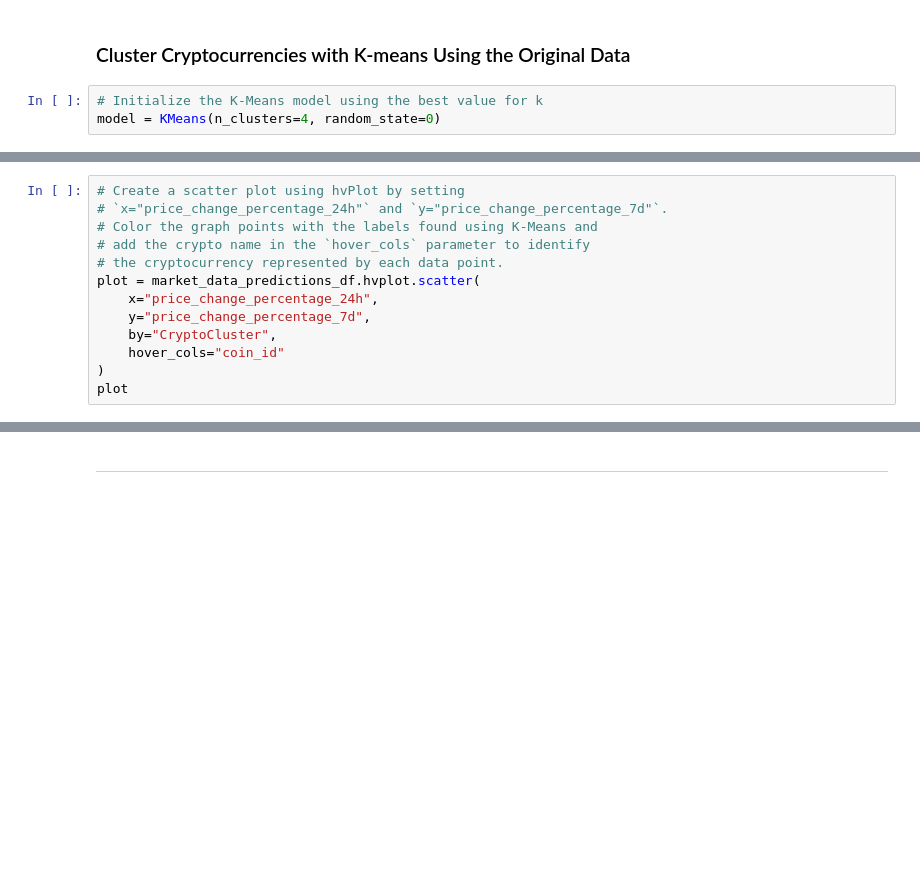
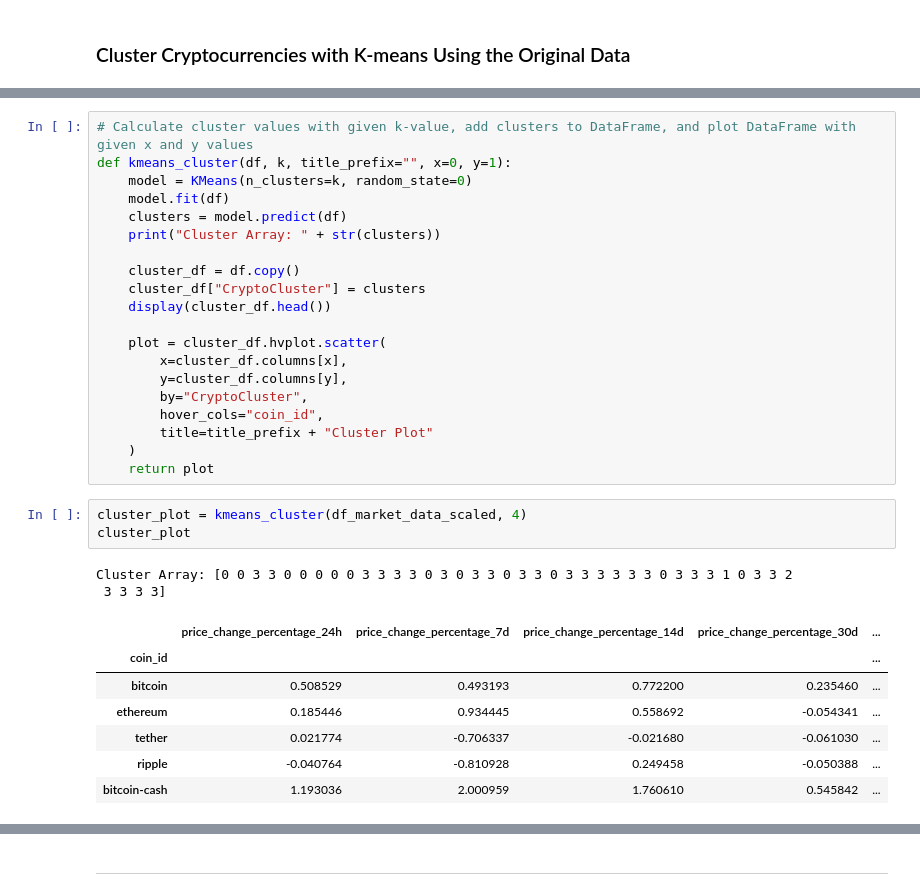
Before and after one commit to dganderson94/CryptoClustering, a Jupyter notebook: Crypto_Clustering.ipynb, the cells around one changed output, grey strips where cells are left out. Cells and saved outputs as stored; diff of their text form; blank space fills up the shorter version.

```diff
--- a/Crypto_Clustering.ipynb
+++ b/Crypto_Clustering.ipynb
@@ -124,6 +116,3 @@ elbow_plot
 ---
 # %% [markdown]
 ### Cluster Cryptocurrencies with K-means Using the Original Data
-# %%
-# Initialize the K-Means model using the best value for k
-model = KMeans(n_clusters=4, random_state=0)
@@ -166,13 +118,0 @@ market_data_predictions_df.head()
-# %%
-# Create a scatter plot using hvPlot by setting
-# `x="price_change_percentage_24h"` and `y="price_change_percentage_7d"`.
-# Color the graph points with the labels found using K-Means and
-# add the crypto name in the `hover_cols` parameter to identify
-# the cryptocurrency represented by each data point.
-plot = market_data_predictions_df.hvplot.scatter(
-    x="price_change_percentage_24h",
-    y="price_change_percentage_7d",
-    by="CryptoCluster",
-    hover_cols="coin_id"
-)
-plot
@@ -180,0 +119,33 @@ plot
+# %%
+# Calculate cluster values with given k-value, add clusters to DataFrame, and plot DataFrame with given x and y values
+def kmeans_cluster(df, k, title_prefix="", x=0, y=1):
+    model = KMeans(n_clusters=k, random_state=0)
+    model.fit(df)
+    clusters = model.predict(df)
+    print("Cluster Array: " + str(clusters))
+
+    cluster_df = df.copy()
+    cluster_df["CryptoCluster"] = clusters
+    display(cluster_df.head())
+
+    plot = cluster_df.hvplot.scatter(
+        x=cluster_df.columns[x],
+        y=cluster_df.columns[y],
+        by="CryptoCluster",
+        hover_cols="coin_id",
+        title=title_prefix + "Cluster Plot"
+    )
+    return plot
+# %%
+cluster_plot = kmeans_cluster(df_market_data_scaled, 4)
+cluster_plot
+# %% [output]
+Cluster Array: [0 0 3 3 0 0 0 0 0 3 3 3 3 0 3 0 3 3 0 3 3 0 3 3 3 3 3 3 0 3 3 3 1 0 3 3 2
+ 3 3 3 3]
+|  | price_change_percentage_24h | price_change_percentage_7d | price_change_percentage_14d | price_change_percentage_30d | ... |
+| coin_id |  |  |  |  | ... |
+| bitcoin | 0.508529 | 0.493193 | 0.772200 | 0.235460 | ... |
+| ethereum | 0.185446 | 0.934445 | 0.558692 | -0.054341 | ... |
+| tether | 0.021774 | -0.706337 | -0.021680 | -0.061030 | ... |
+| ripple | -0.040764 | -0.810928 | 0.249458 | -0.050388 | ... |
+| bitcoin-cash | 1.193036 | 2.000959 | 1.760610 | 0.545842 | ... |
```
Also changed, not shown: parts of 19 cells of this notebook.
